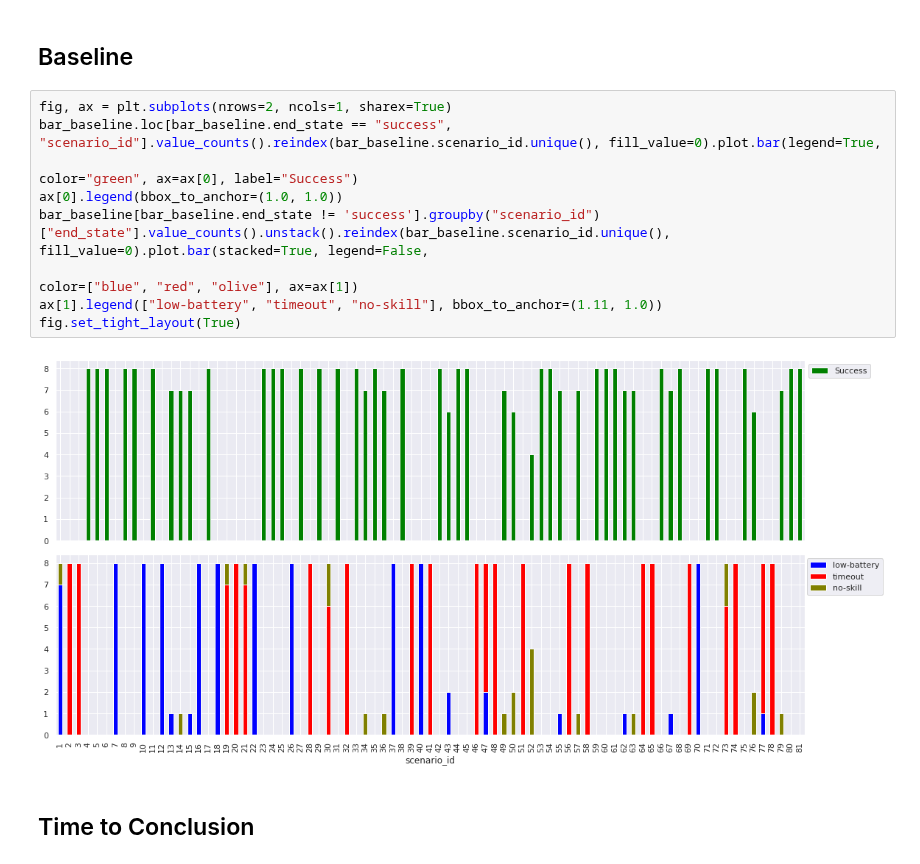
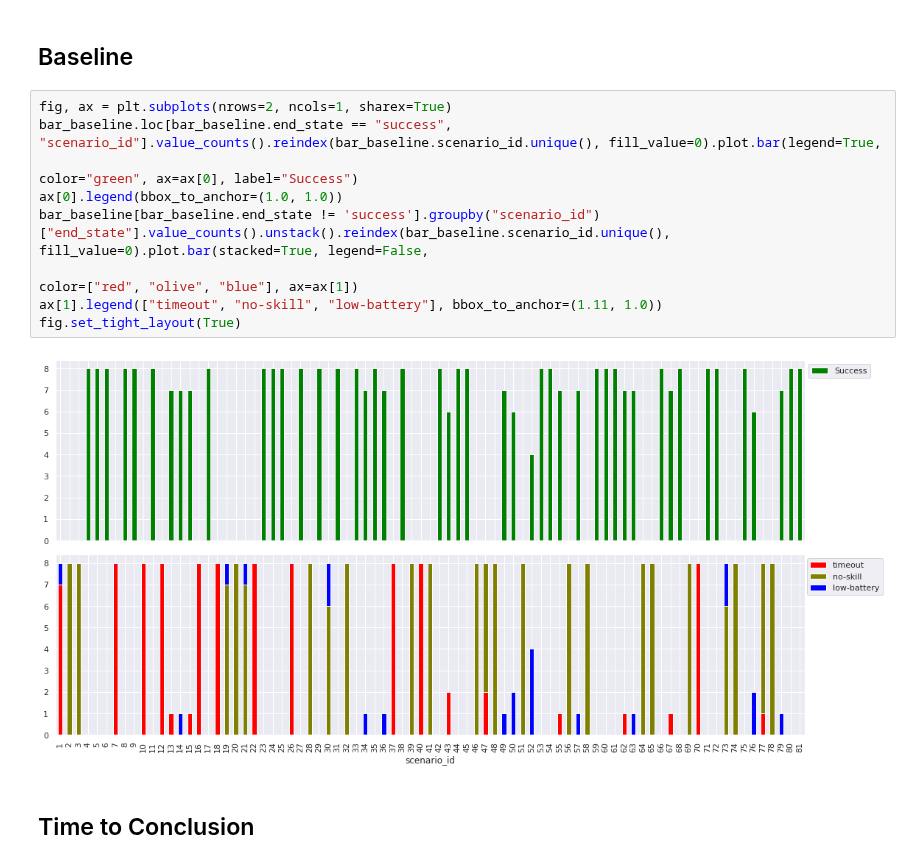
Before and after one commit to VicenteMoraes/hmrs_analysis, a Jupyter notebook: notebooks/Analysis.ipynb, the cells around one changed output. Cells and saved outputs as stored; diff of their text form.

```diff
--- a/notebooks/Analysis.ipynb
+++ b/notebooks/Analysis.ipynb
@@ -344,14 +370,14 @@ fig.set_tight_layout(True)
 # %%
 fig, ax = plt.subplots(nrows=2, ncols=1, sharex=True)
 bar_baseline.loc[bar_baseline.end_state == "success", "scenario_id"].value_counts().reindex(bar_baseline.scenario_id.unique(), fill_value=0).plot.bar(legend=True,
                                                                                                                       color="green", ax=ax[0], label="Success")
 ax[0].legend(bbox_to_anchor=(1.0, 1.0))
 bar_baseline[bar_baseline.end_state != 'success'].groupby("scenario_id")["end_state"].value_counts().unstack().reindex(bar_baseline.scenario_id.unique(), fill_value=0).plot.bar(stacked=True, legend=False,
-                                                                                                                      color=["blue", "red", "olive"], ax=ax[1])
-ax[1].legend(["low-battery", "timeout", "no-skill"], bbox_to_anchor=(1.11, 1.0))
+                                                                                                                      color=["red", "olive", "blue"], ax=ax[1])
+ax[1].legend(["timeout", "no-skill", "low-battery"], bbox_to_anchor=(1.11, 1.0))
 fig.set_tight_layout(True)
 # %% [output]
-[figure, old version]
+[figure, new version]
 # %% [markdown]
 ## Time to Conclusion
 # %%
```
Also changed, not shown: parts of 6 cells of this notebook.
